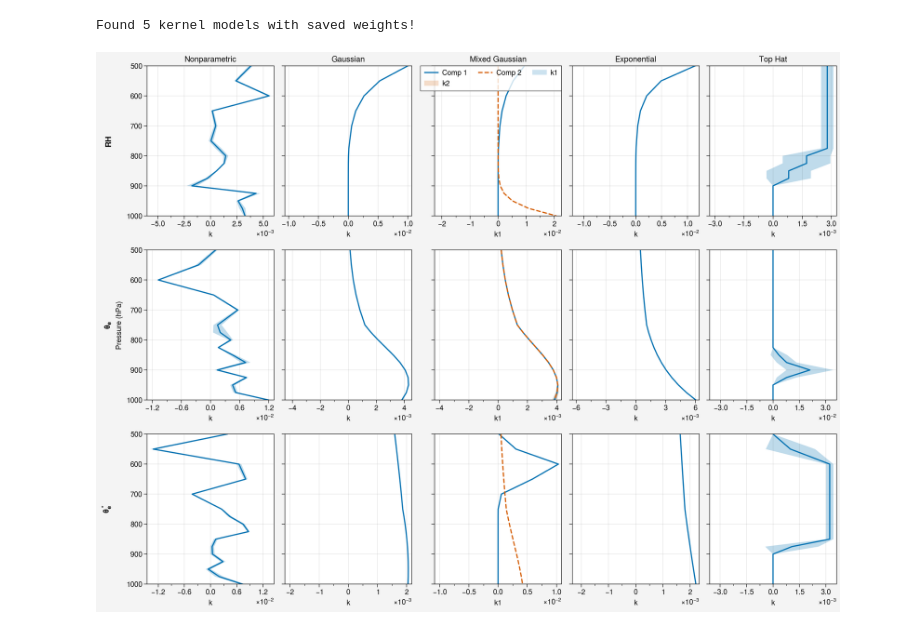
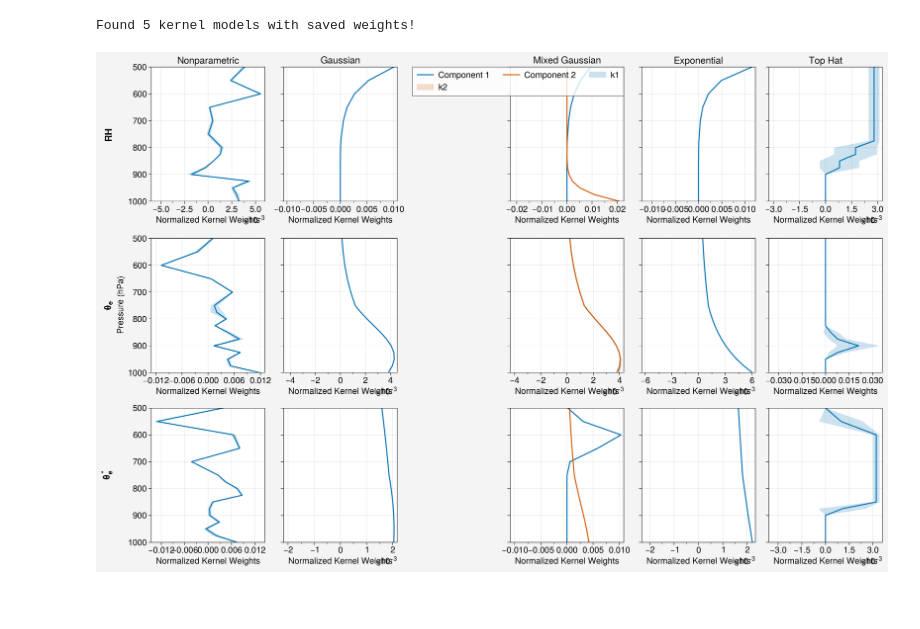
Before and after one commit to savannahferretti/monsoon-kernels, a Jupyter notebook: notebooks/weights.ipynb, the cells around one changed output. Saved outputs shown, nothing was run; the diff lists cells and outputs as text; code cells hidden in the pictures; blank space fills up the shorter version.

```diff
--- a/notebooks/weights.ipynb
+++ b/notebooks/weights.ipynb
@@ -8,7 +8,7 @@ import xarray as xr
 import proplot as pplt
 import matplotlib.ticker as mticker
 warnings.filterwarnings('ignore')
-pplt.rc.update({'reso':'xx-hi','figure.dpi':100})
+pplt.rc.update({'fontsize':12,'reso':'xx-hi','figure.dpi':100})
 # %%
 with open('/global/cfs/cdirs/m4334/sferrett/monsoon-kernels/scripts/configs.json','r',encoding='utf-8') as f:
     CONFIGS = json.load(f)
@@ -52,47 +52,44 @@ families   = [('nonparametric','Nonparametric'),
 rowlabels   = ['RH',r'$\theta_e$',r'$\theta_e^*$']
 nrows,ncols = 3,len(families)
 # %%
-fig,axs = pplt.subplots(nrows=nrows,ncols=ncols,refwidth=2.2,refheight=2.6,sharey=True,sharex=False)
-axs.format(yreverse=True,ylabel='Pressure (hPa)',yminorticks='none',rowlabels=rowlabels)
-
-for j,(fam,title) in enumerate(families):
+fig,axs = pplt.subplots(nrows=nrows,ncols=ncols,refwidth=2.2,refheight=2.6,sharex=False,sharey=True)
+axs.format(xlabel='Normalized Kernel Weights',yreverse=True,ylabel='Pressure (hPa)',yminorticks='none',rowlabels=rowlabels)
+for j,(family,title) in enumerate(families):
     axs[0,j].format(title=title)
-    name = next((nm for nm in results if fam in nm), None)
+    name = next((nm for nm in results if family in nm),None)
     if name is None:
         for i in range(nrows):
-            axs[i, j].format(alpha=0.35)
+            axs[i,j].format(alpha=0.35)
         continue
     entry = results[name]
     for i in range(nrows):
-        ax = axs[i, j]
-        if entry['kind'] == 'mixture':
-            m1, s1 = entry['mean1'].isel(field=i), entry['std1'].isel(field=i)
-            m2, s2 = entry['mean2'].isel(field=i), entry['std2'].isel(field=i)
-            ax.plot(m1, lev, lw=1.5, label='Comp 1')
-            ax.plot(m2, lev, lw=1.5, ls='--', label='Comp 2')
-            ax.fill_betweenx(lev, m1-s1, m1+s1, alpha=0.2)
-            ax.fill_betweenx(lev, m2-s2, m2+s2, alpha=0.2)
-            if i == 0:
-                ax.legend(loc='upper right', fontsize=7)
+        ax = axs[i,j]
+        if entry['kind']=='mixture':
+            mean1,std1 = entry['mean1'].isel(field=i),entry['std1'].isel(field=i)
+            mean2,std2 = entry['mean2'].isel(field=i),entry['std2'].isel(field=i)
+            ax.plot(mean1,lev,label='Component 1')
+            ax.plot(mean2,lev,label='Component 2')
+            ax.fill_betweenx(lev,mean1-std1,mean1+std1,alpha=0.2)
+            ax.fill_betweenx(lev,mean2-std2,mean2+std2,alpha=0.2)
+            if i==0:
+                ax.legend(loc='ur')
         else:
-            m, s = entry['mean'].isel(field=i), entry['std'].isel(field=i)
-            ax.plot(m, lev, lw=1.5)
-            ax.fill_betweenx(lev, m-s, m+s, alpha=0.25)
-
-        if entry['kind'] == 'mixture':
-            vals = [m1.values, m2.values, (m1-s1).values, (m1+s1).values, (m2-s2).values, (m2+s2).values]
+            mean,std = entry['mean'].isel(field=i),entry['std'].isel(field=i)
+            ax.plot(mean,lev)
+            ax.fill_betweenx(lev,mean-std,mean+std,alpha=0.2)
+        if entry['kind']=='mixture':
+            values = [mean1.values,mean2.values,(mean1-std1).values,(mean1+std1).values,(mean2-std2).values,(mean2+std2).values]
         else:
-            vals = [m.values, (m-s).values, (m+s).values]
-        maxabs = max(float(np.nanmax(np.abs(v))) for v in vals)
-        maxabs = max(maxabs, 1e-12)
-        ax.format(xlim=(-1.05*maxabs, 1.05*maxabs))  # 5% padding
-
+            values = [mean.values,(mean-std).values,(mean+std).values]
+        maxabs = max(float(np.nanmax(np.abs(value))) for value in values)
+        maxabs = max(maxabs,1e-12)
+        ax.format(xlim=(-1.05*maxabs,1.05*maxabs))
         ax.xaxis.set_major_locator(mticker.MaxNLocator(nbins=5))
         ax.xaxis.set_minor_locator(mticker.AutoMinorLocator(2))
         ax.xaxis.set_major_formatter(mticker.ScalarFormatter(useMathText=True))
-        ax.ticklabel_format(axis='x', style='sci', scilimits=(-2, 2))
+        ax.ticklabel_format(axis='x',style='sci',scilimits=(-3,3))
 
 pplt.show()
 fig.save('../figs/weights.png')
 # %% [output]
-[figure, old version]
+[figure, new version]
```
Also changed, not shown: parts of 1 cell of this notebook, 4 other files.
